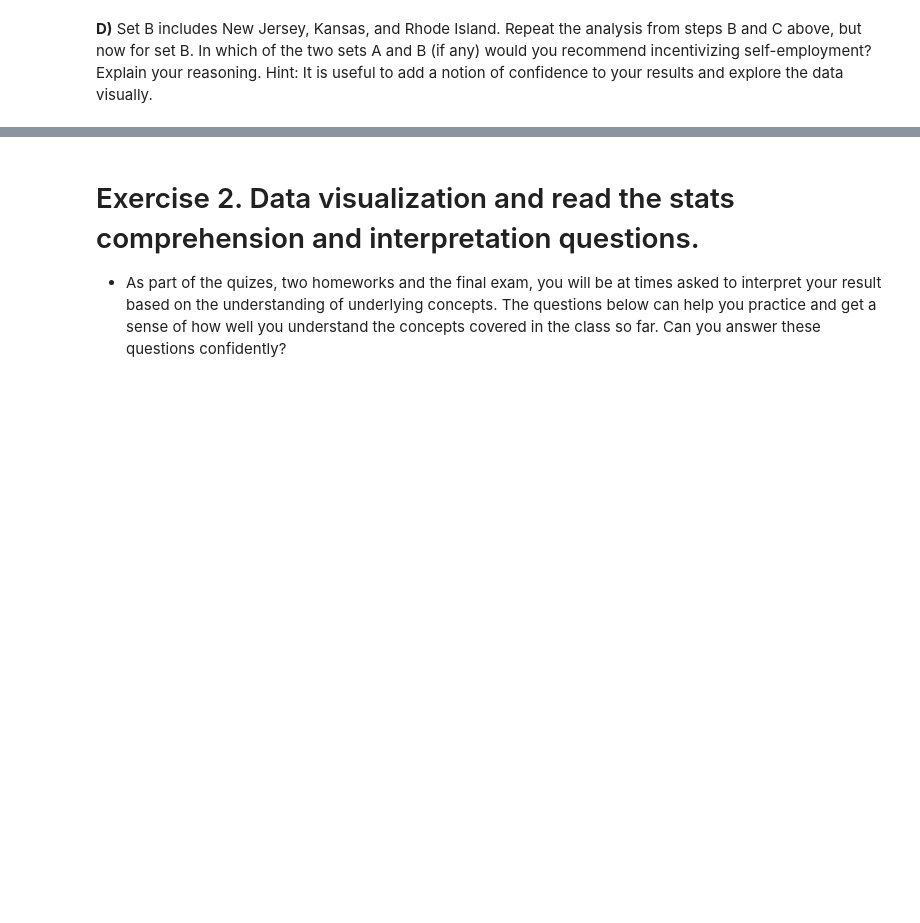
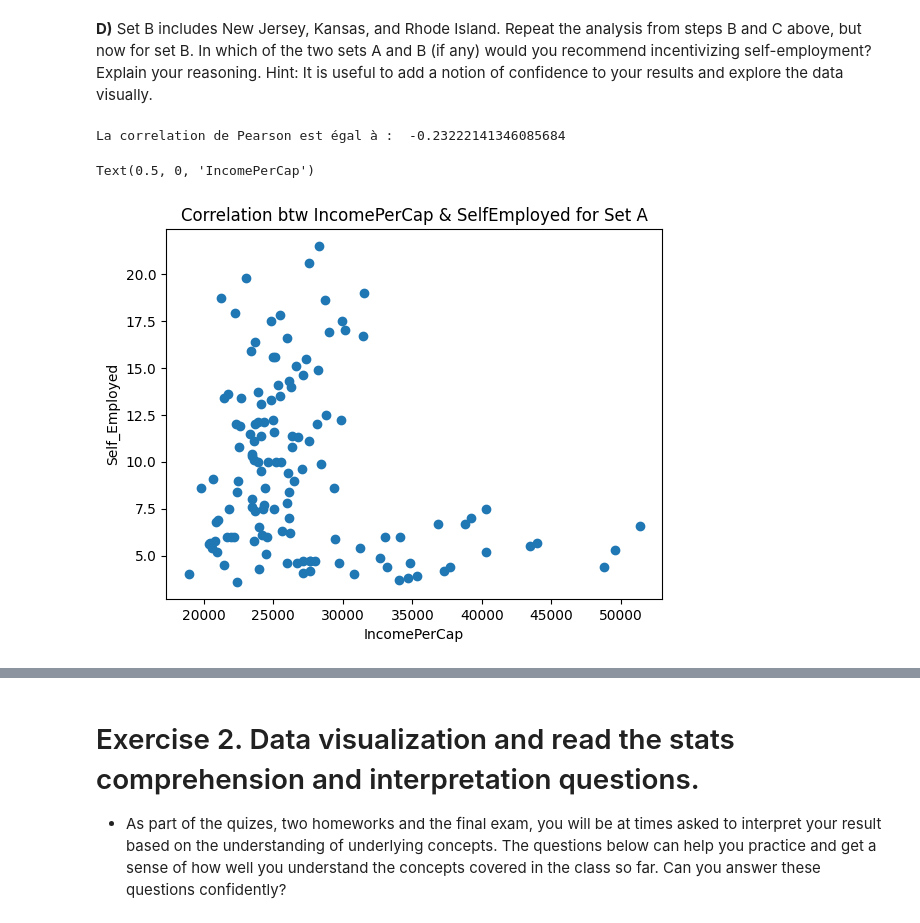
Before and after one commit to fpalmisa/2023, a Jupyter notebook: Exercises/03 - Describing data/Describing_data_exercise.ipynb, the cells around one changed output, grey strips where cells are left out. Drawn from its saved outputs; the diff is of its cells as text; code cells hidden in the pictures; blank space fills up the shorter version.

```diff
--- a/Exercises/03 - Describing data/Describing_data_exercise.ipynb
+++ b/Exercises/03 - Describing data/Describing_data_exercise.ipynb
@@ -187,0 +270,16 @@ Since it is unethical and impossible in this setting to run a controlled experim
+# %%
+### your code and or answer here ###
+set_2 = df.loc[df['State'].isin(['New Jersey','Kansas','Rhode Island'])]
+#159x37
+
+spset_2 = stats.pearsonr(set_2['IncomePerCap'],set_2['SelfEmployed'])
+print('La correlation de Pearson est égal à : ', spset_2[0])
+
+plt.scatter(set_2['IncomePerCap'].values,set_2['SelfEmployed'].values)
+plt.title('Correlation btw IncomePerCap & SelfEmployed for Set A')
+plt.ylabel('Self_Employed')
+plt.xlabel('IncomePerCap')
+# %% [output]
+La correlation de Pearson est égal à :  -0.23222141346085684
+Text(0.5, 0, 'IncomePerCap')
+[figure, added]
```
Also changed, not shown: parts of 18 cells of this notebook.
